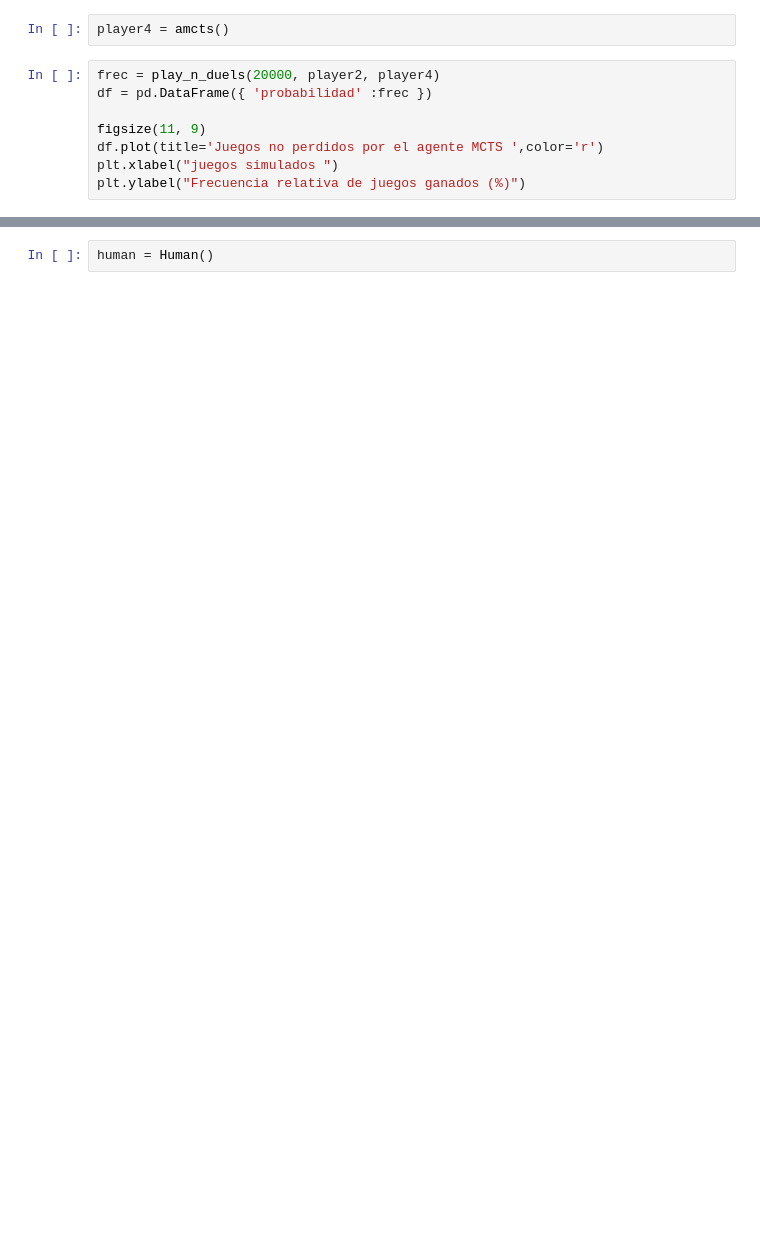
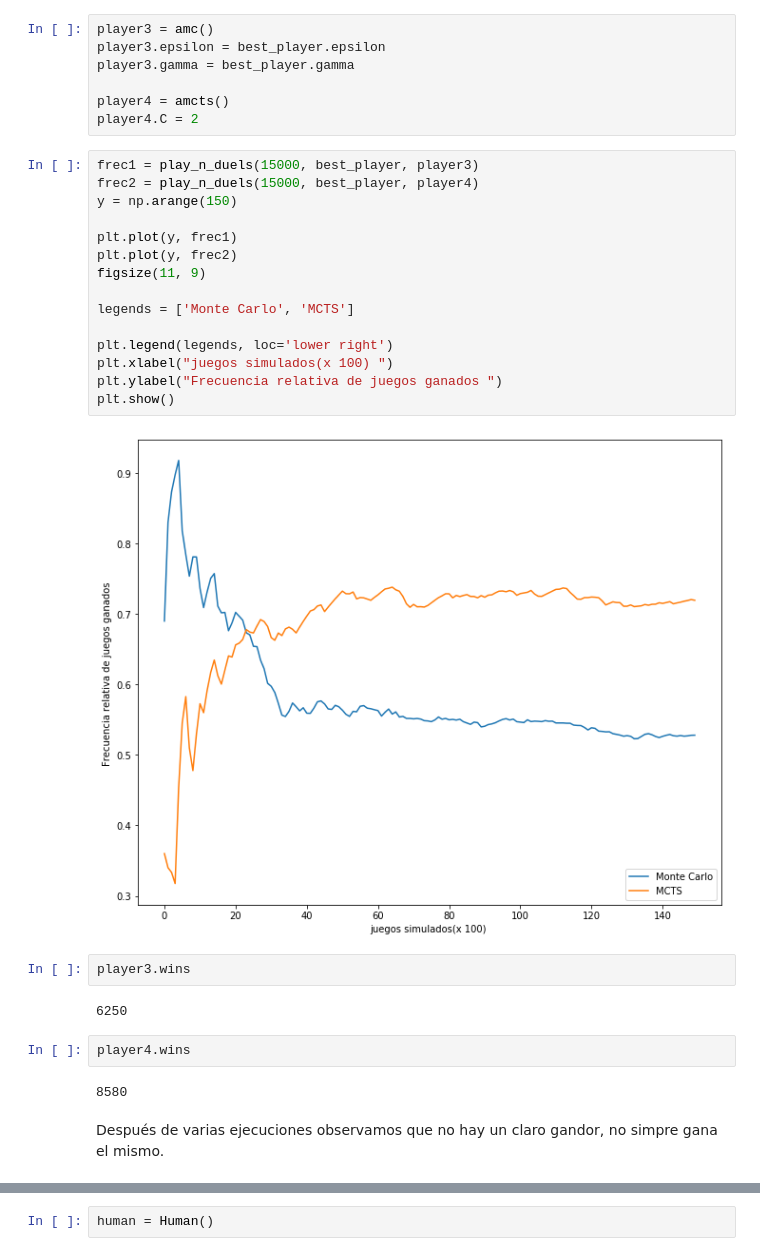
Before and after one commit to sergfer26/Reinforcement-Learning, a Jupyter notebook: MonteCarloTests.ipynb, the cells around one changed output, grey strips where cells are left out. Saved outputs shown, nothing was run; the diff lists cells and outputs as text; blank space fills up the shorter version.

```diff
--- a/MonteCarloTests.ipynb
+++ b/MonteCarloTests.ipynb
@@ -50,10 +74,34 @@ len(vals)
+# %%
+player3 = amc()
+player3.epsilon = best_player.epsilon
+player3.gamma = best_player.gamma
+
+player4 = amcts()
+player4.C = 2
+# %%
+frec1 = play_n_duels(15000, best_player, player3)
+frec2 = play_n_duels(15000, best_player, player4)
+y = np.arange(150)
+
+plt.plot(y, frec1)
+plt.plot(y, frec2)
+figsize(11, 9)
+
+legends = ['Monte Carlo', 'MCTS']
+
+plt.legend(legends, loc='lower right')
+plt.xlabel("juegos simulados(x 100) ")
+plt.ylabel("Frecuencia relativa de juegos ganados ")
+plt.show()
+# %% [output]
+[figure, added]
+# %%
+player3.wins
+# %% [output]
+6250
 # %%
-player4 = amcts()
+player4.wins
+# %% [output]
+8580
-# %%
-frec = play_n_duels(20000, player2, player4)
-df = pd.DataFrame({ 'probabilidad' :frec })
-
-figsize(11, 9)
-df.plot(title='Juegos no perdidos por el agente MCTS ',color='r')
-plt.xlabel("juegos simulados ")
-plt.ylabel("Frecuencia relativa de juegos ganados (%)")
+# %% [markdown]
+Después de varias ejecuciones observamos que no hay un claro gandor, no simpre gana el mismo.
```
Also changed, not shown: parts of 24 cells of this notebook.
